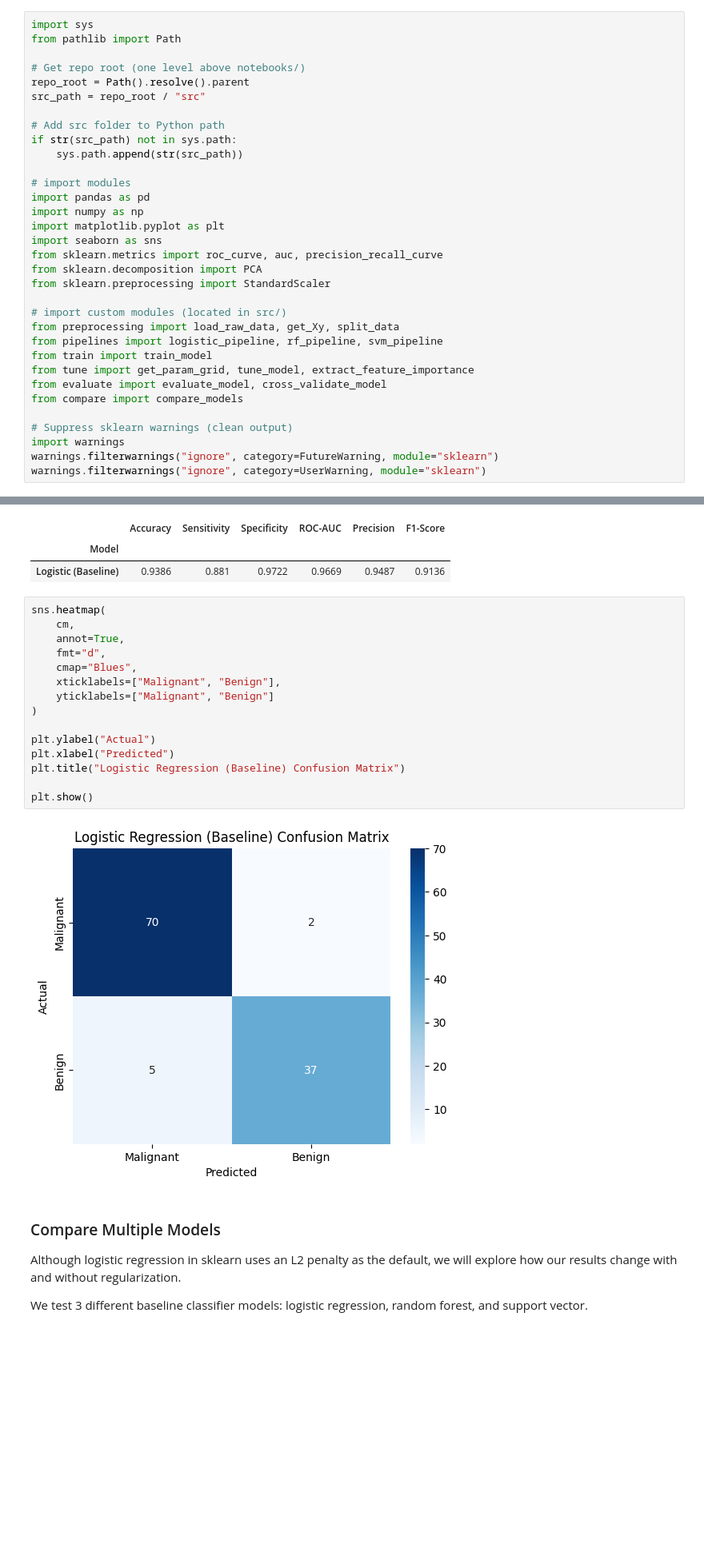
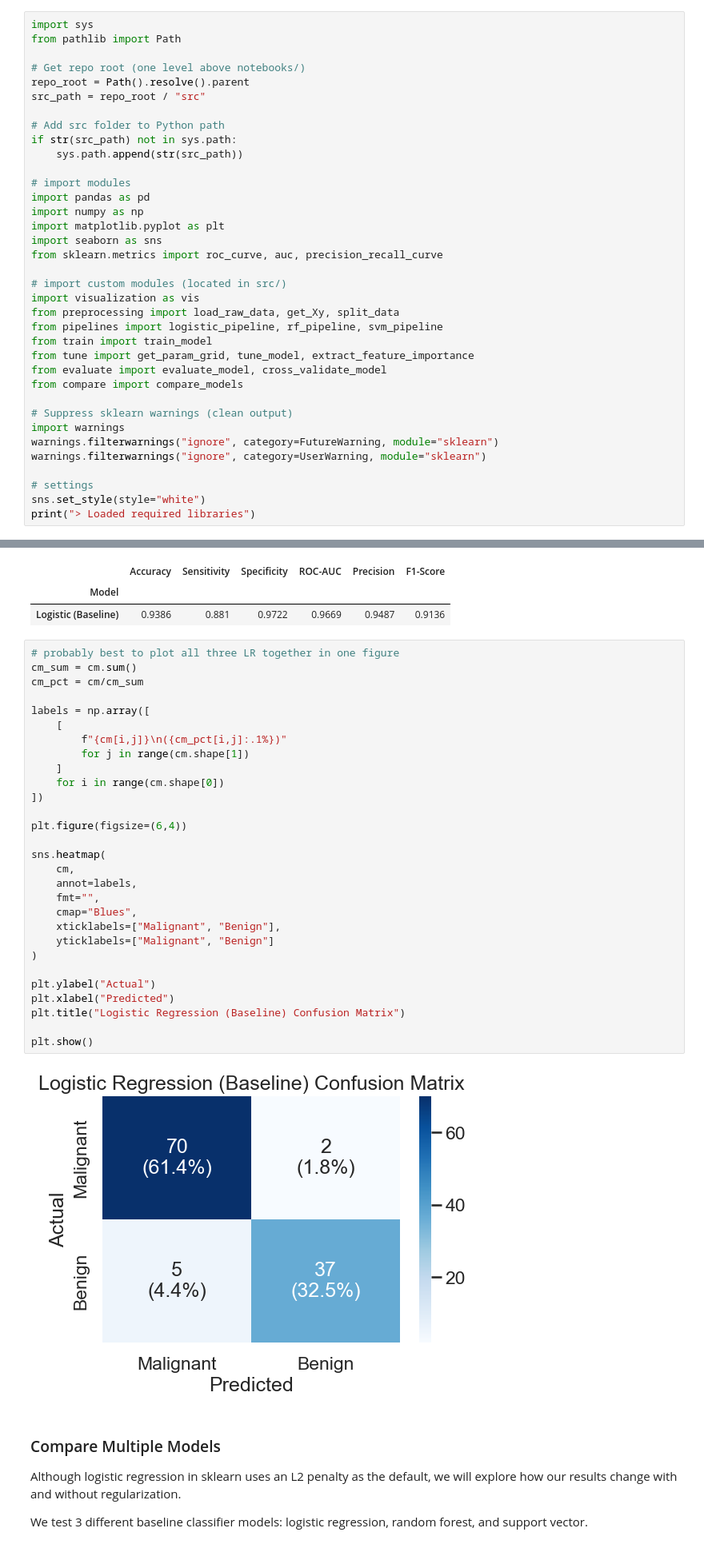
Before and after one commit to sarahcreighton/breast-cancer-classifier, a Jupyter notebook: notebooks/02_modelling.ipynb, the cells around one changed output, grey strips where cells are left out. Shown at 80% size. Saved outputs shown, nothing was run; the diff lists cells and outputs as text; blank space fills up the shorter version.

```diff
--- a/notebooks/02_modelling.ipynb
+++ b/notebooks/02_modelling.ipynb
@@ -31,10 +57,9 @@ import numpy as np
 import matplotlib.pyplot as plt
 import seaborn as sns
 from sklearn.metrics import roc_curve, auc, precision_recall_curve
-from sklearn.decomposition import PCA
-from sklearn.preprocessing import StandardScaler
 
 # import custom modules (located in src/)
+import visualization as vis
 from preprocessing import load_raw_data, get_Xy, split_data
 from pipelines import logistic_pipeline, rf_pipeline, svm_pipeline
 from train import train_model
@@ -46,3 +71,7 @@ from compare import compare_models
 import warnings
 warnings.filterwarnings("ignore", category=FutureWarning, module="sklearn")
 warnings.filterwarnings("ignore", category=UserWarning, module="sklearn")
+
+# settings
+sns.set_style(style="white")
+print("> Loaded required libraries")
@@ -124,22 +134,36 @@ metrics
 | Model |  |  |  |  |  |  |
 | Logistic (Baseline) | 0.9386 | 0.881 | 0.9722 | 0.9669 | 0.9487 | 0.9136 |
 # %%
+# probably best to plot all three LR together in one figure
+cm_sum = cm.sum()
+cm_pct = cm/cm_sum
+
+labels = np.array([
+    [
+        f"{cm[i,j]}\n({cm_pct[i,j]:.1%})"
+        for j in range(cm.shape[1])
+    ]
+    for i in range(cm.shape[0])
+])
+
+plt.figure(figsize=(6,4))
+
 sns.heatmap(
     cm,
-    annot=True,
-    fmt="d",
+    annot=labels,
+    fmt="",
     cmap="Blues",
     xticklabels=["Malignant", "Benign"],
     yticklabels=["Malignant", "Benign"]
 )
 
 plt.ylabel("Actual")
 plt.xlabel("Predicted")
 plt.title("Logistic Regression (Baseline) Confusion Matrix")
 
 plt.show()
 # %% [output]
-[figure, old version]
+[figure, new version]
 # %% [markdown]
 ### Compare Multiple Models
 Although logistic regression in sklearn uses an L2 penalty as the default, we will explore how our results change with and without regularization.
```
Also changed, not shown: parts of 22 cells of this notebook, 1 other file.
